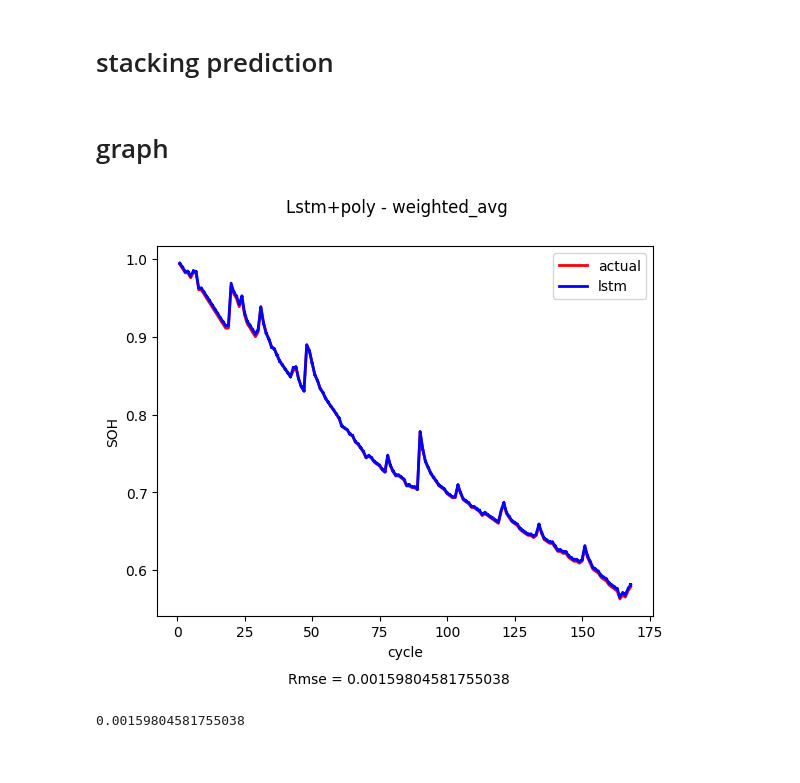
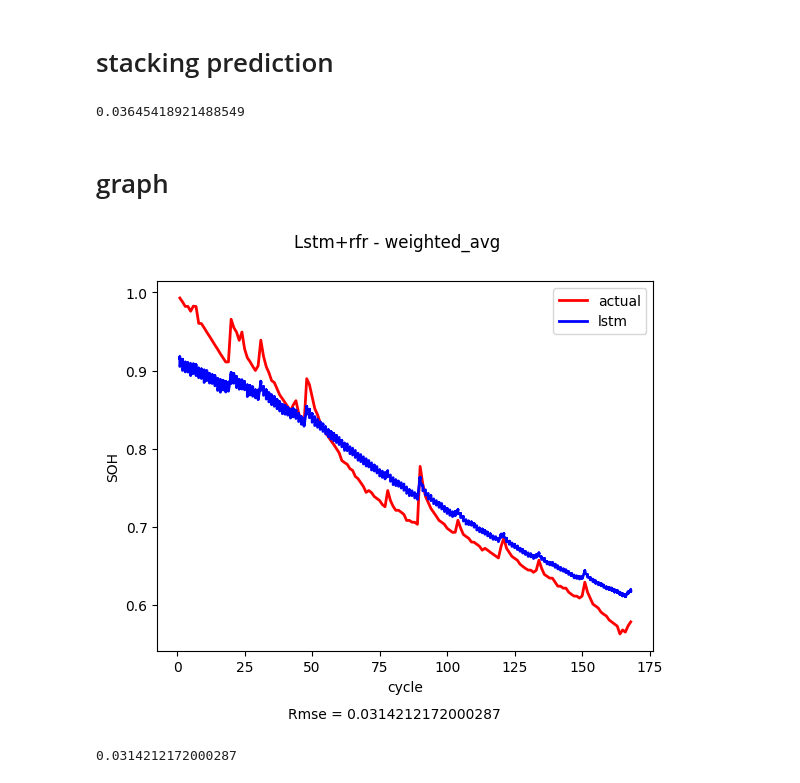
Before and after one commit to Tarakesh-sampath/State-of-Health-Estimation-Battery, a Jupyter notebook: Models/enessembled_RFR.ipynb, the cells around one changed output. Drawn from its saved outputs; the diff is of its cells as text; code cells hidden in the pictures.

Commit message:
added enessambles model for enessembled_RFR

```diff
--- a/Models/enessembled_RFR.ipynb
+++ b/Models/enessembled_RFR.ipynb
@@ -168,8 +154,8 @@ Epoch 15/200
 # %% [markdown]
 # making prediction
 # %%
-X_test_poly = poly.transform(X_test)
-poly_predictions = poly_reg_model.predict(X_test_poly)
+#poly Prediction
+rfr_predictions = regressor1.predict(X_test)
 
 # LSTM Predictions
 X_test_scaled = scaler.transform(X_test)
@@ -182,32 +168,38 @@ lstm_predictions = lstm_model.predict(X_test_lstm)
 # %%
 # Calculate performance weighted average
 
-rmse_poly = np.sqrt(metrics.mean_squared_error(y_test, poly_predictions))
+rmse_rfr = np.sqrt(metrics.mean_squared_error(y_test, rfr_predictions))
 rmse_lstm = np.sqrt(metrics.mean_squared_error(y_test, lstm_predictions))
 
 # Assign weights inversely proportional to MSE
 
-weight_poly = 1 / rmse_poly
+weight_rfr = 1 / rmse_rfr
 weight_lstm = 1 / rmse_lstm
-total_weight = weight_poly + weight_lstm
-weight_poly /= total_weight
+total_weight = weight_rfr + weight_lstm
+weight_rfr /= total_weight
 weight_lstm /= total_weight
-
-# Combine predictions
-combined_predictions = (weight_poly * poly_predictions + weight_lstm * lstm_predictions)
+# %%
+rmse_rfr
+# %% [output]
+0.03645418921488549
+# %%
+rfr_predictions = rfr_predictions.reshape(len(rfr_predictions),1)
+# %%
+# Combine predictions
+combined_predictions = (weight_rfr * rfr_predictions + weight_lstm * lstm_predictions)
 # %% [markdown]
 # graph
 # %%
 plt.plot(X_test["cycle"],y_test,color='red',label='actual',linewidth=2)
 plt.plot(X_test["cycle"],combined_predictions,color='blue',label="lstm",linewidth=2)
 plt.xlabel("cycle")
 plt.ylabel("SOH")
 rmse="Rmse = "+str(np.sqrt(metrics.mean_squared_error(y_test,combined_predictions)))
 plt.figtext(0.33, -0.03, rmse, fontsize=10)
 plt.legend(loc="upper right")
-plt.suptitle("Lstm+poly - weighted_avg")
+plt.suptitle("Lstm+rfr - weighted_avg")
 plt.show()
 print(np.sqrt(metrics.mean_squared_error(y_test,combined_predictions)))
 # %% [output]
-[figure, old version]
+[figure, new version]
-0.00159804581755038
+0.0314212172000287
```
Also changed, not shown: parts of 5 cells of this notebook, 2 other files.
